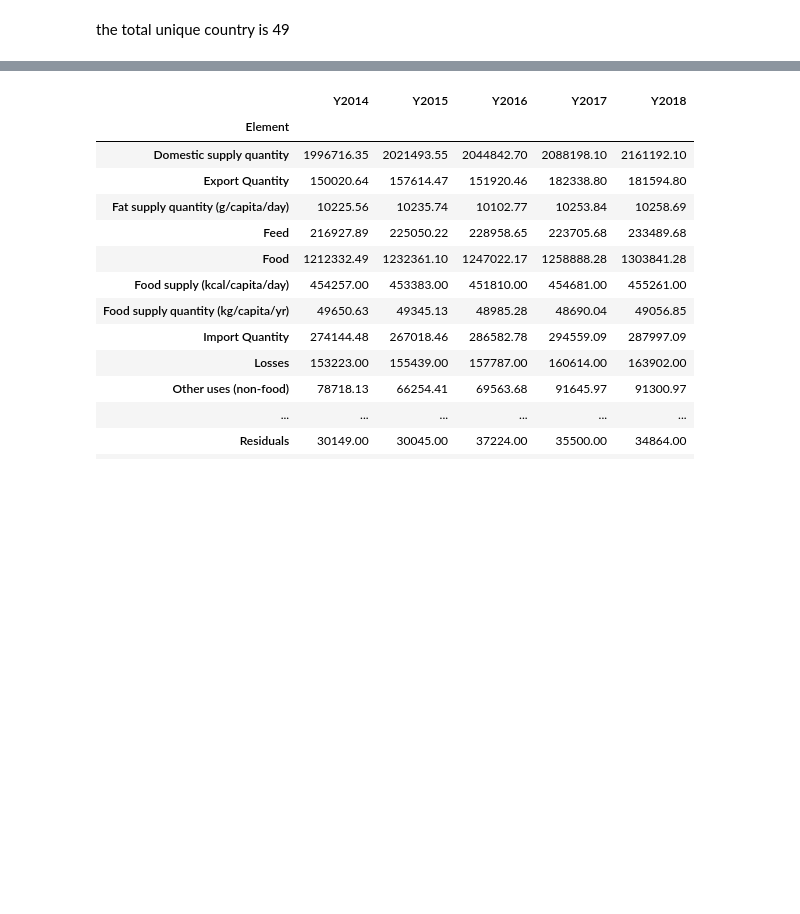
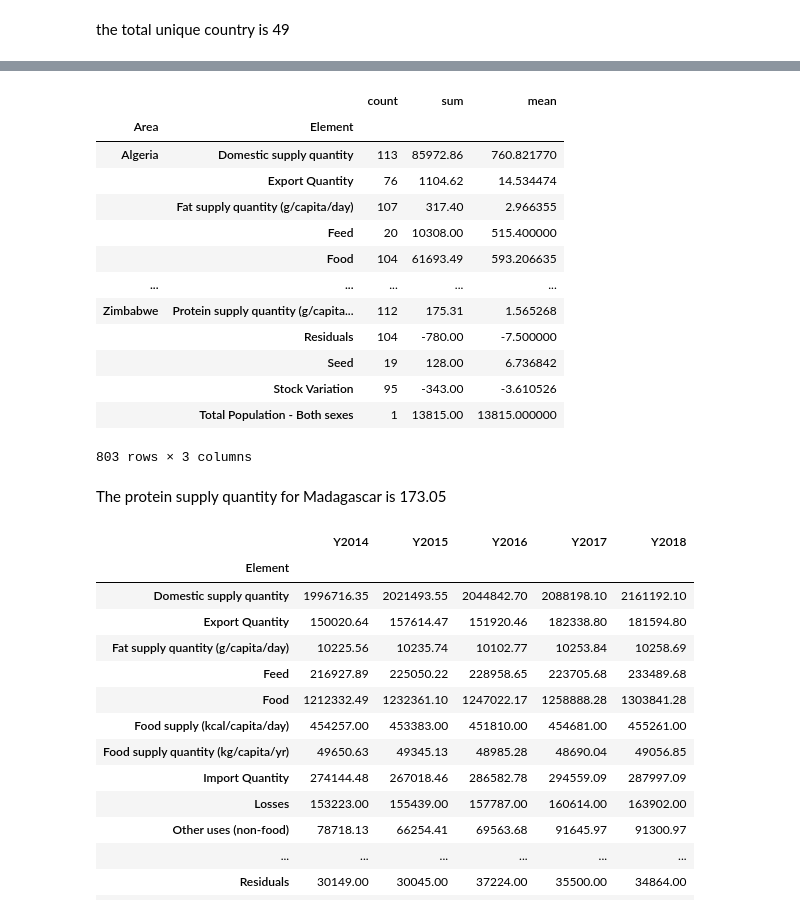
Before and after one commit to HalimahOye/food_balance_sheet, a Jupyter notebook: food_balance_sheet.ipynb, the cells around one changed output, grey strips where cells are left out. Saved outputs shown, nothing was run; the diff lists cells and outputs as text; code cells hidden in the pictures; blank space fills up the shorter version.

```diff
--- a/food_balance_sheet.ipynb
+++ b/food_balance_sheet.ipynb
@@ -127,3 +143,24 @@ the total unique country is 49
+# %%
+multiple_aggregations = df.groupby(['Area', 'Element'])['Y2015'].agg(['count', 'sum', 'mean'])
+# %%
+multiple_aggregations
+# %% [output]
+|  |  | count | sum | mean |
+| Area | Element |  |  |  |
+| Algeria | Domestic supply quantity | 113 | 85972.86 | 760.821770 |
+|  | Export Quantity | 76 | 1104.62 | 14.534474 |
+|  | Fat supply quantity (g/capita/day) | 107 | 317.40 | 2.966355 |
+|  | Feed | 20 | 10308.00 | 515.400000 |
+|  | Food | 104 | 61693.49 | 593.206635 |
+| ... | ... | ... | ... | ... |
+| Zimbabwe | Protein supply quantity (g/capita... | 112 | 175.31 | 1.565268 |
+|  | Residuals | 104 | -780.00 | -7.500000 |
+|  | Seed | 19 | 128.00 | 6.736842 |
+|  | Stock Variation | 95 | -343.00 | -3.610526 |
+|  | Total Population - Both sexes | 1 | 13815.00 | 13815.000000 |
+803 rows × 3 columns
+# %% [markdown]
+The protein supply quantity for Madagascar is 173.05
 # %%
 df.groupby("Element")["Y2014","Y2015","Y2016","Y2017","Y2018"].sum()
 # %% [output]
```
Also changed, not shown: parts of 1 cell of this notebook.
